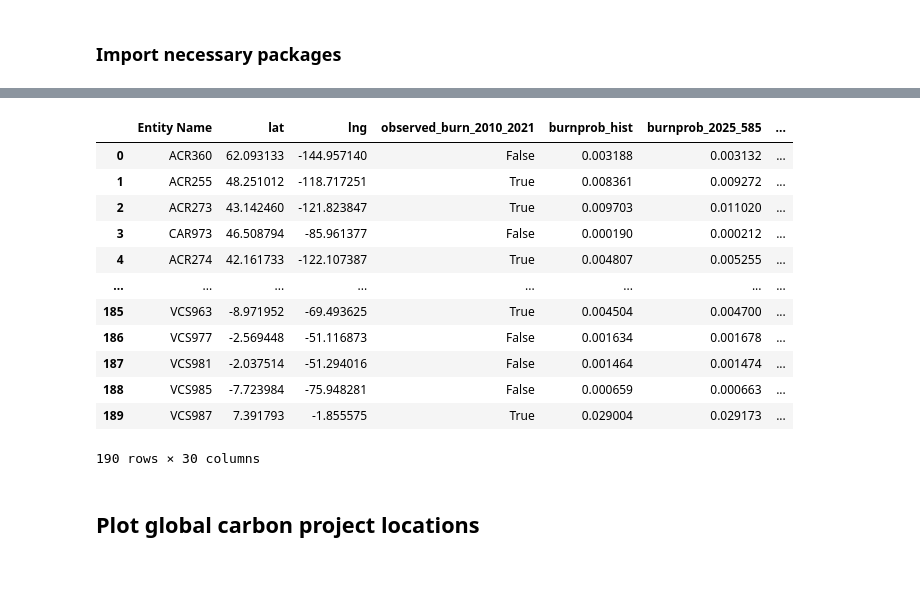
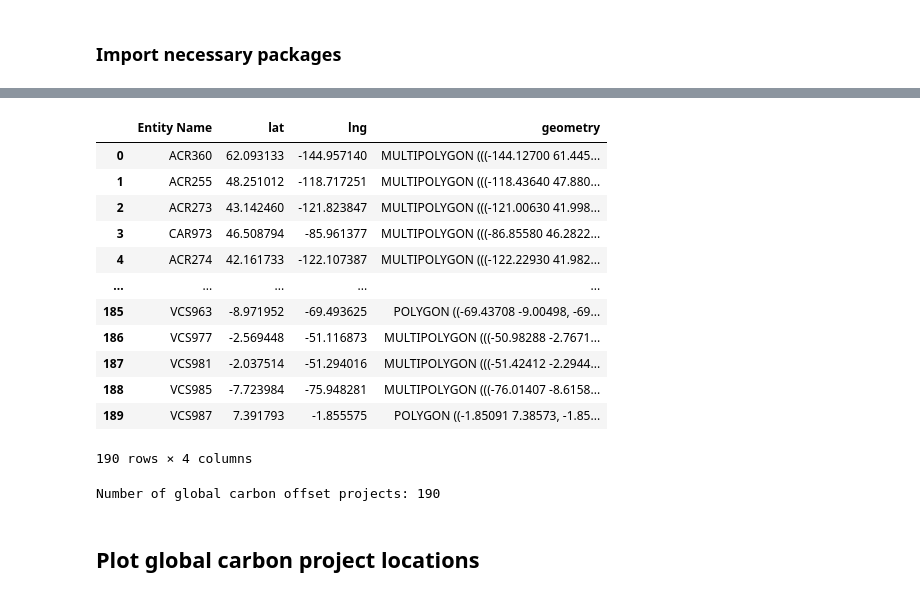
Before and after one commit to sustglobal/dev-center, a Jupyter notebook: jupyter-notebooks/ForestCarbon/Wildfire_Risk_Forest_Carbon_SustGlobal.ipynb, the cells around one changed output, grey strips where cells are left out. Cells and saved outputs as stored; diff of their text form; code cells hidden in the pictures.

```diff
--- a/jupyter-notebooks/ForestCarbon/Wildfire_Risk_Forest_Carbon_SustGlobal.ipynb
+++ b/jupyter-notebooks/ForestCarbon/Wildfire_Risk_Forest_Carbon_SustGlobal.ipynb
@@ -23,20 +85,24 @@ Columns are:
 # %%
-gdf = gpd.read_file('../../data/carbon_projects/sustglobal_ICLR_2023_devcenter.gpkg')
+gdf = gpd.read_file('./data/sustglobal_ICLR_May_2023_devcenter.gpkg')
 gdf
 # %% [output]
-|  | Entity Name | lat | lng | observed_burn_2010_2021 | burnprob_hist | burnprob_2025_585 | ... |
-| 0 | ACR360 | 62.093133 | -144.957140 | False | 0.003188 | 0.003132 | ... |
-| 1 | ACR255 | 48.251012 | -118.717251 | True | 0.008361 | 0.009272 | ... |
-| 2 | ACR273 | 43.142460 | -121.823847 | True | 0.009703 | 0.011020 | ... |
-| 3 | CAR973 | 46.508794 | -85.961377 | False | 0.000190 | 0.000212 | ... |
-| 4 | ACR274 | 42.161733 | -122.107387 | True | 0.004807 | 0.005255 | ... |
-| ... | ... | ... | ... | ... | ... | ... | ... |
-| 185 | VCS963 | -8.971952 | -69.493625 | True | 0.004504 | 0.004700 | ... |
-| 186 | VCS977 | -2.569448 | -51.116873 | False | 0.001634 | 0.001678 | ... |
-| 187 | VCS981 | -2.037514 | -51.294016 | False | 0.001464 | 0.001474 | ... |
-| 188 | VCS985 | -7.723984 | -75.948281 | False | 0.000659 | 0.000663 | ... |
-| 189 | VCS987 | 7.391793 | -1.855575 | True | 0.029004 | 0.029173 | ... |
+|  | Entity Name | lat | lng | geometry |
+| 0 | ACR360 | 62.093133 | -144.957140 | MULTIPOLYGON (((-144.12700 61.445... |
+| 1 | ACR255 | 48.251012 | -118.717251 | MULTIPOLYGON (((-118.43640 47.880... |
+| 2 | ACR273 | 43.142460 | -121.823847 | MULTIPOLYGON (((-121.00630 41.998... |
+| 3 | CAR973 | 46.508794 | -85.961377 | MULTIPOLYGON (((-86.85580 46.2822... |
+| 4 | ACR274 | 42.161733 | -122.107387 | MULTIPOLYGON (((-122.22930 41.982... |
+| ... | ... | ... | ... | ... |
+| 185 | VCS963 | -8.971952 | -69.493625 | POLYGON ((-69.43708 -9.00498, -69... |
+| 186 | VCS977 | -2.569448 | -51.116873 | MULTIPOLYGON (((-50.98288 -2.7671... |
+| 187 | VCS981 | -2.037514 | -51.294016 | MULTIPOLYGON (((-51.42412 -2.2944... |
+| 188 | VCS985 | -7.723984 | -75.948281 | MULTIPOLYGON (((-76.01407 -8.6158... |
+| 189 | VCS987 | 7.391793 | -1.855575 | POLYGON ((-1.85091 7.38573, -1.85... |
-190 rows × 30 columns
+190 rows × 4 columns
+# %%
+print('Number of global carbon offset projects: ' + str(gdf.shape[0]))
+# %% [output]
+Number of global carbon offset projects: 190
 # %% [markdown]
 ## Plot global carbon project locations
 # %%
```
Also changed, not shown: parts of 23 cells of this notebook, 1 other file.
